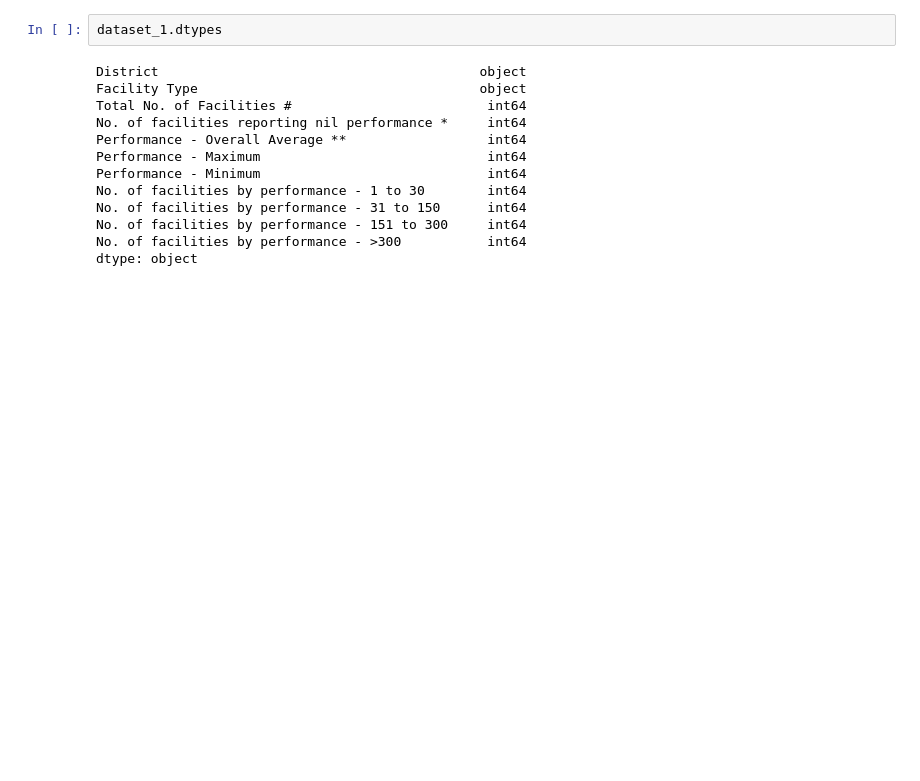
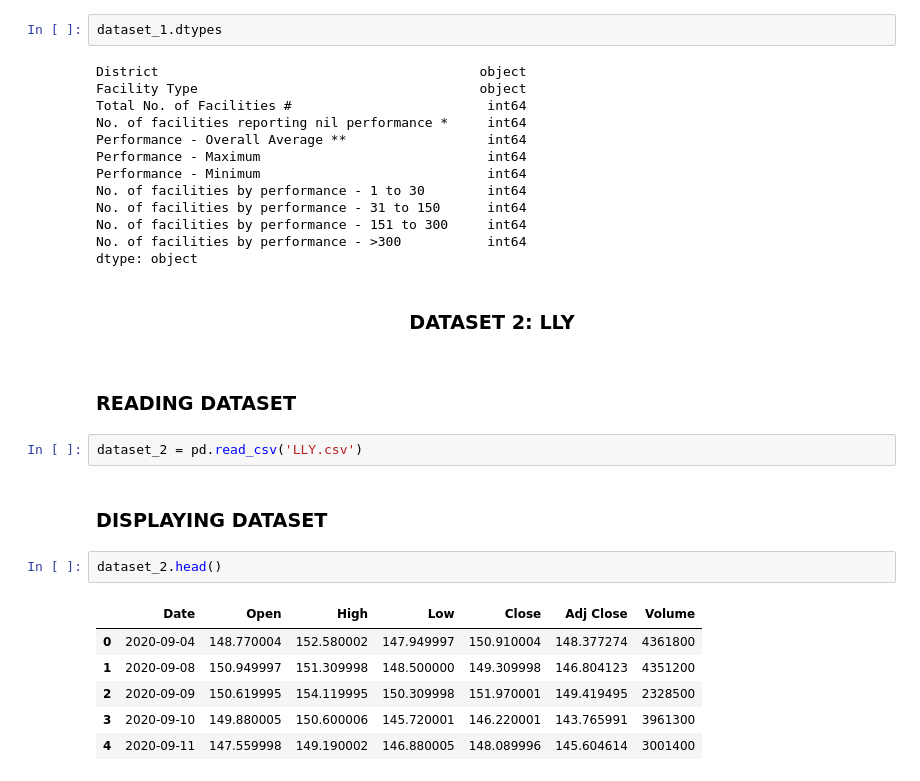
Before and after one commit to TheShiningVampire/DS203_Programming_Assignments, a Jupyter notebook: Assignment_1/18D070067.ipynb, the cells around one changed output. Cells and saved outputs as stored; diff of their text form; blank space fills up the shorter version.

```diff
--- a/Assignment_1/18D070067.ipynb
+++ b/Assignment_1/18D070067.ipynb
@@ -82,3 +82,20 @@ No. of facilities by performance - 31 to 150      int64
 No. of facilities by performance - 151 to 300     int64
 No. of facilities by performance - >300           int64
 dtype: object
+# %% [markdown]
+<center><H3><b>DATASET 2: LLY</b></H3></center>
+# %% [markdown]
+### READING DATASET
+# %%
+dataset_2 = pd.read_csv('LLY.csv')
+# %% [markdown]
+### DISPLAYING DATASET
+# %%
+dataset_2.head()
+# %% [output]
+|  | Date | Open | High | Low | Close | Adj Close | Volume |
+| 0 | 2020-09-04 | 148.770004 | 152.580002 | 147.949997 | 150.910004 | 148.377274 | 4361800 |
+| 1 | 2020-09-08 | 150.949997 | 151.309998 | 148.500000 | 149.309998 | 146.804123 | 4351200 |
+| 2 | 2020-09-09 | 150.619995 | 154.119995 | 150.309998 | 151.970001 | 149.419495 | 2328500 |
+| 3 | 2020-09-10 | 149.880005 | 150.600006 | 145.720001 | 146.220001 | 143.765991 | 3961300 |
+| 4 | 2020-09-11 | 147.559998 | 149.190002 | 146.880005 | 148.089996 | 145.604614 | 3001400 |
```
Also changed, not shown: parts of 20 cells of this notebook, 3 other files.
